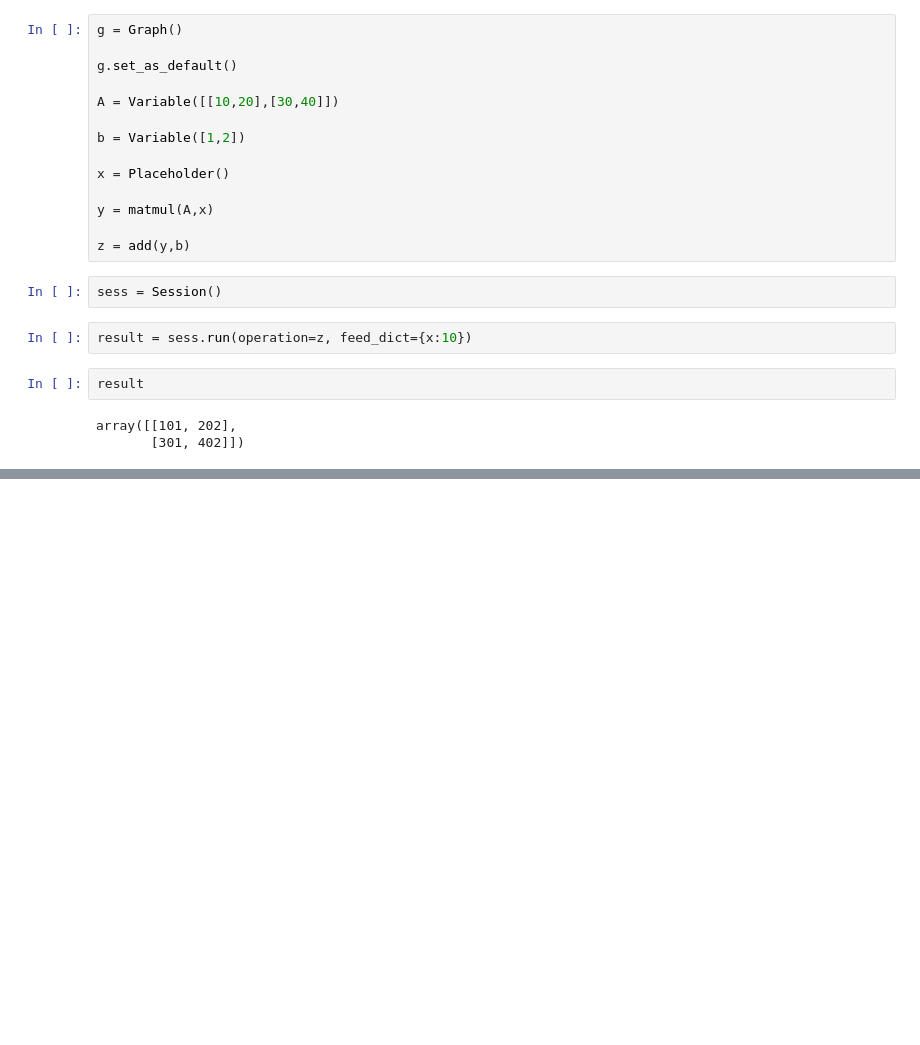
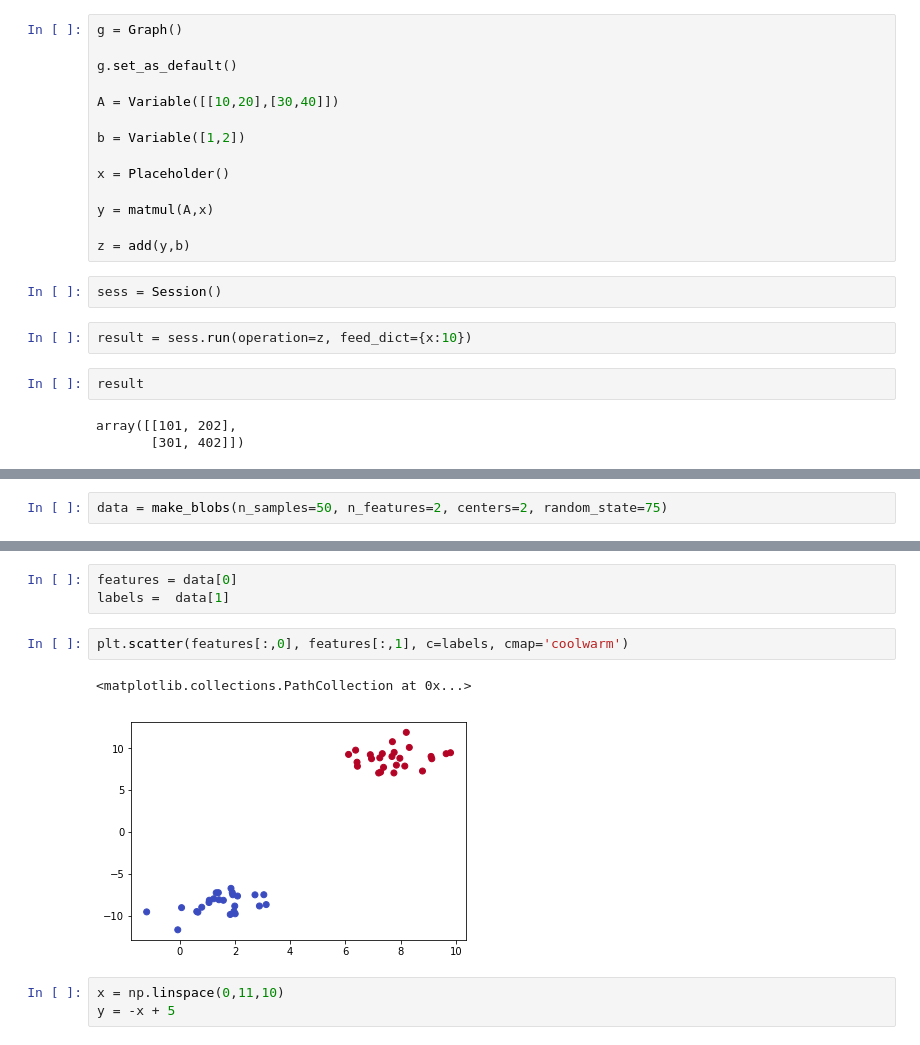
Before and after one commit to andikanugraha11/learn-deep-learning, a Jupyter notebook: Intro Neural Network/Manual Neural Network.ipynb, the cells around one changed output, grey strips where cells are left out. Drawn from its saved outputs; the diff is of its cells as text; blank space fills up the shorter version.

```diff
--- a/Intro Neural Network/Manual Neural Network.ipynb
+++ b/Intro Neural Network/Manual Neural Network.ipynb
@@ -150,0 +220,2 @@ array([[101, 202],
+# %%
+data = make_blobs(n_samples=50, n_features=2, centers=2, random_state=75)
@@ -150,0 +242,11 @@ array([[101, 202],
+# %%
+features = data[0]
+labels =  data[1]
+# %%
+plt.scatter(features[:,0], features[:,1], c=labels, cmap='coolwarm')
+# %% [output]
+<matplotlib.collections.PathCollection at 0x...>
+[figure, added]
+# %%
+x = np.linspace(0,11,10)
+y = -x + 5
```
Also changed, not shown: parts of 12 cells of this notebook.
